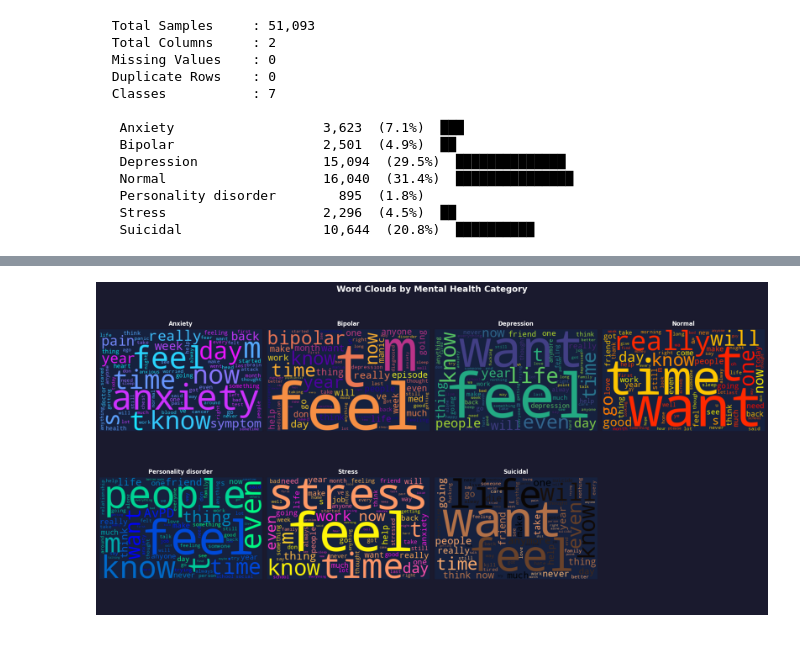
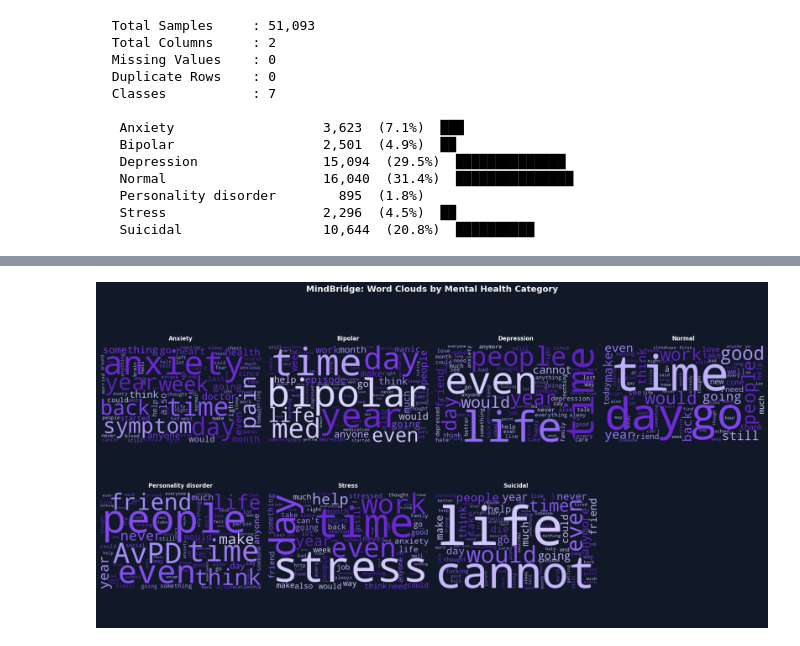
Before and after one commit to Vaibhav2040/MindBridge, a Jupyter notebook: notebooks/01_EDA.ipynb, the cells around one changed output, grey strips where cells are left out. Cells and saved outputs as stored; diff of their text form; code cells hidden in the pictures.

```diff
--- a/notebooks/01_EDA.ipynb
+++ b/notebooks/01_EDA.ipynb
@@ -39,5 +39,5 @@ All libraries loaded successfully.
 # %%
-df = pd.read_csv('/Users/vaibhav2040/Desktop/MIND_BRIDGE/data/Combined Data.csv')
+df = pd.read_csv('data/Combined_Data.csv')
 df = df.loc[:, ~df.columns.str.contains('^Unnamed')]
 df.columns = ['statement', 'status']
 df.dropna(inplace=True)
@@ -230,31 +488,81 @@ Saved: results/plots/top_words_per_class.png
 # %%
+import matplotlib.pyplot as plt
+from matplotlib.colors import LinearSegmentedColormap
+from wordcloud import WordCloud
+from nltk.corpus import stopwords
+
+
+mindbridge_cmap = LinearSegmentedColormap.from_list(
+    "mindbridge_purple",
+    ['#ddd6fe', '#c4b5fd', '#a78bfa', '#8b5cf6', '#7c3aed', '#6d28d9', '#5b21b6']
+)
+
+# Optional: better stopword filtering
+stop_words = set(stopwords.words('english'))
+custom_stopwords = {
+    'im', 'ive', 'dont', 'didnt', 'cant', 'couldnt',
+    'wouldnt', 'really', 'get', 'got', 'one', 'like',
+    'feel', 'feeling', 'know', 'want', 'thing', 'things'
+}
+all_stopwords = stop_words.union(custom_stopwords)
+
+classes = sorted(df['status'].unique())
+
 fig, axes = plt.subplots(2, 4, figsize=(20, 10))
-fig.patch.set_facecolor('#1a1a2e')
-fig.suptitle('Word Clouds by Mental Health Category', fontsize=18, fontweight='bold', color='white')
+fig.patch.set_facecolor(BG)
+fig.suptitle(
+    'MindBridge: Word Clouds by Mental Health Category',
+    fontsize=18,
+    fontweight='bold',
+    color=TEXT_MAIN,
+    y=1.02
+)
+
 axes = axes.flatten()
 
-colormaps = ['cool','plasma','viridis','autumn','winter','spring','copper']
+for i, cls in enumerate(classes):
+    ax = axes[i]
 
-for i, (cls, cmap) in enumerate(zip(sorted(df['status'].unique()), colormaps)):
-    text = ' '.join(df[df['status'] == cls]['statement'].astype(str).tolist())
+    text = ' '.join(df.loc[df['status'] == cls, 'statement'].astype(str))
+
     wc = WordCloud(
-        width=400, height=250,
-        background_color='#16213e',
-        colormap=cmap,
+        width=500,
+        height=300,
+        background_color=BG,
+        colormap=mindbridge_cmap,
         max_words=80,
+        stopwords=all_stopwords,
         collocations=False,
-        prefer_horizontal=0.85
+        prefer_horizontal=0.9,
+        contour_width=0
     ).generate(text)
-    axes[i].imshow(wc, interpolation='bilinear')
-    axes[i].set_title(cls, fontsize=12, fontweight='bold', color='white', pad=8)
-    axes[i].axis('off')
-    axes[i].set_facecolor('#1a1a2e')
 
-axes[7].axis('off')
-axes[7].set_facecolor('#1a1a2e')
+    ax.imshow(wc, interpolation='bilinear')
+    ax.set_title(
+        cls,
+        fontsize=12,
+        fontweight='bold',
+        color=TEXT_MAIN,
+        pad=10
+    )
+    ax.axis('off')
+    ax.set_facecolor(BG)
+
+# Hide unused axes automatically
+for j in range(len(classes), len(axes)):
+    axes[j].axis('off')
+    axes[j].set_facecolor(BG)
+
 plt.tight_layout()
-plt.savefig('results/plots/wordclouds.png', dpi=150, bbox_inches='tight', facecolor='#1a1a2e')
+
+plt.savefig(
+    'results/plots/wordclouds.png',
+    dpi=150,
+    bbox_inches='tight',
+    facecolor=BG
+)
+
 plt.show()
-print("Saved: results/plots/wordclouds.png")
+print("Plot Saved!")
 # %% [output]
-[figure, old version]
+[figure, new version]
```
Also changed, not shown: parts of 16 cells of this notebook, 30 other files.
